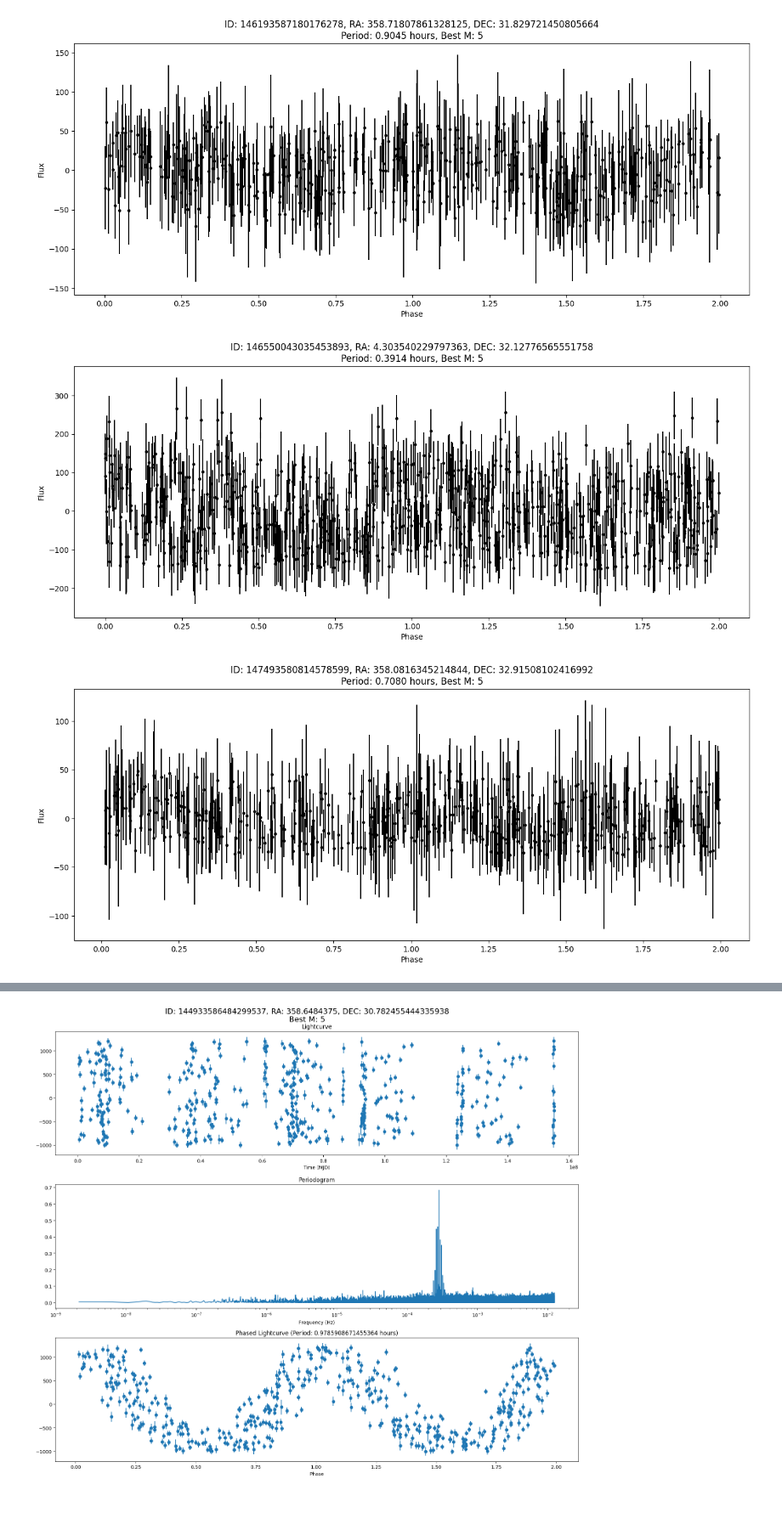
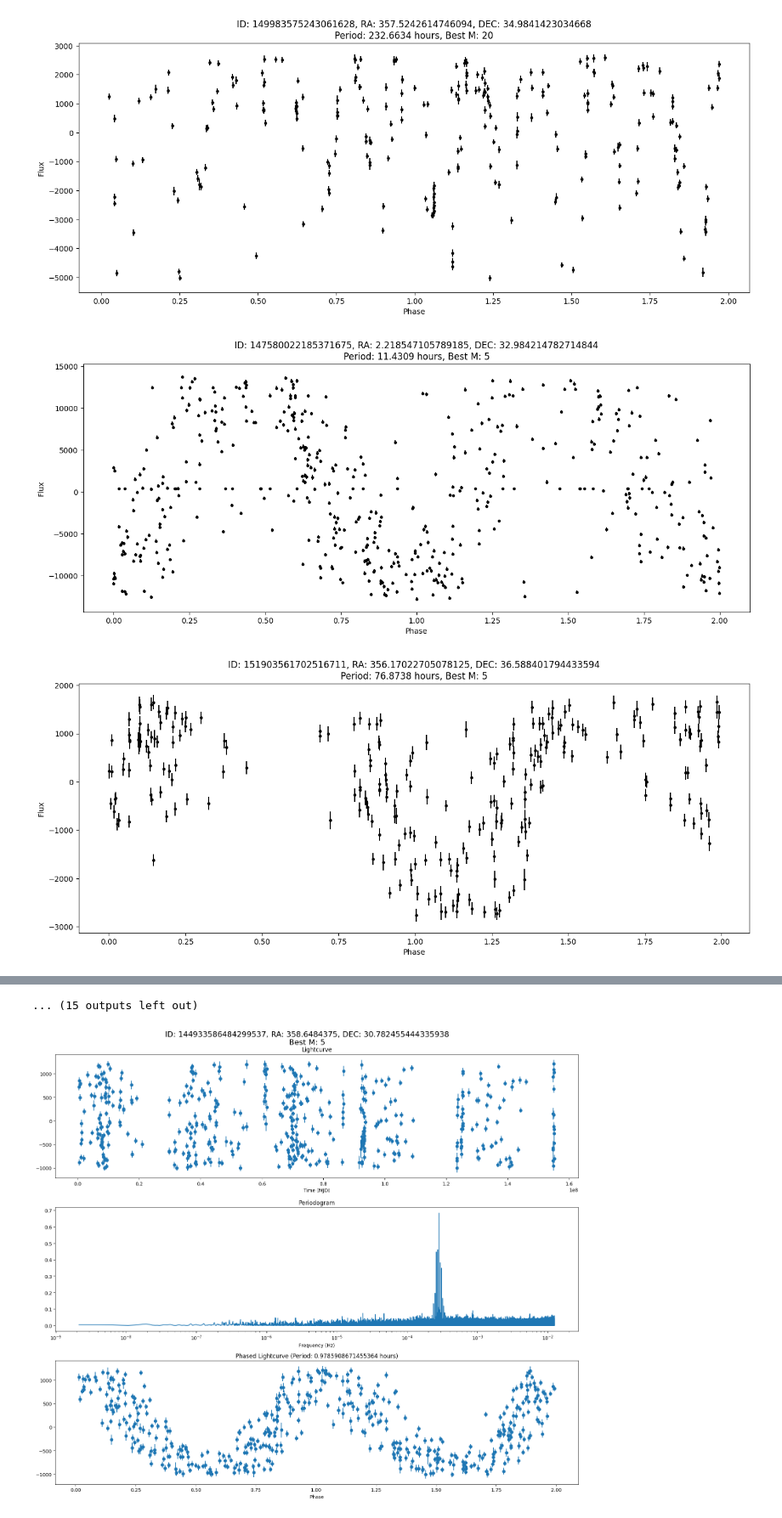
Before and after one commit to zvar-astro/zvar-tools, a Jupyter notebook: notebooks/candidates_analysis.ipynb, the cells around one changed output, grey strips where cells are left out. Shown at 85% size. Cells and saved outputs as stored; diff of their text form; code cells hidden in the pictures.

Commit message:
parallelize loading periods, optional field limiter when downloading files

```diff
--- a/notebooks/candidates_analysis.ipynb
+++ b/notebooks/candidates_analysis.ipynb
@@ -33,7 +33,8 @@ pkey_path = '/Users/theodlz/.ssh/magnetar'
 ssh_client = get_ssh_client(host, username=username, pkey_path=pkey_path)
 # %%
 band = 'r'
-cand_files = glob.glob(f'../data/variability_candidates/0648/*_z{band}.csv', recursive=True)
+field = '0648'
+cand_files = glob.glob(f'../data/variability_candidates/{field}/*_z{band}.csv', recursive=True)
 candidate_list = []
 for file in cand_files:
     df = pd.read_csv(file)
@@ -98,7 +99,7 @@ plot_hr_diagram(short_candidates, band, show_plot=True, figsize=(7,6)) # focus o
 # %%
 # let's plot their lightcurves, folded on the best period
-for candidate in short_candidates:
-    time, flux, flux_err, filters = retrieve_objs_lightcurve([candidate], path_lc, ssh_client, remote_path_lc, bands=[band])[candidate.id]
+for candidate in giant_candidates:
+    time, flux, flux_err, filters = retrieve_objs_lightcurve([candidate], path_lc, ssh_client, remote_path_lc, bands=[band], limit_fields=[int(field)])[candidate.id]
     if len(time) > 0:
         plot_folded_lightcurve(candidate, time, flux, flux_err, show_plot=True, figsize=(16,6))
 # %% [output]
@@ -107,3 +108,3 @@ for candidate in short_candidates:
-[figure, old version]
+[figure, new version]
-[figure, old version]
+[figure, new version]
-[figure, old version]
+[figure, new version]
@@ -110,3 +118,4 @@ for candidate in short_candidates:
+... (15 outputs left out)
 # %%
 min_epochs = 50 # minimum number of epochs to consider a candidate
 # %%
```
Also changed, not shown: parts of 6 cells of this notebook, 7 other files.
